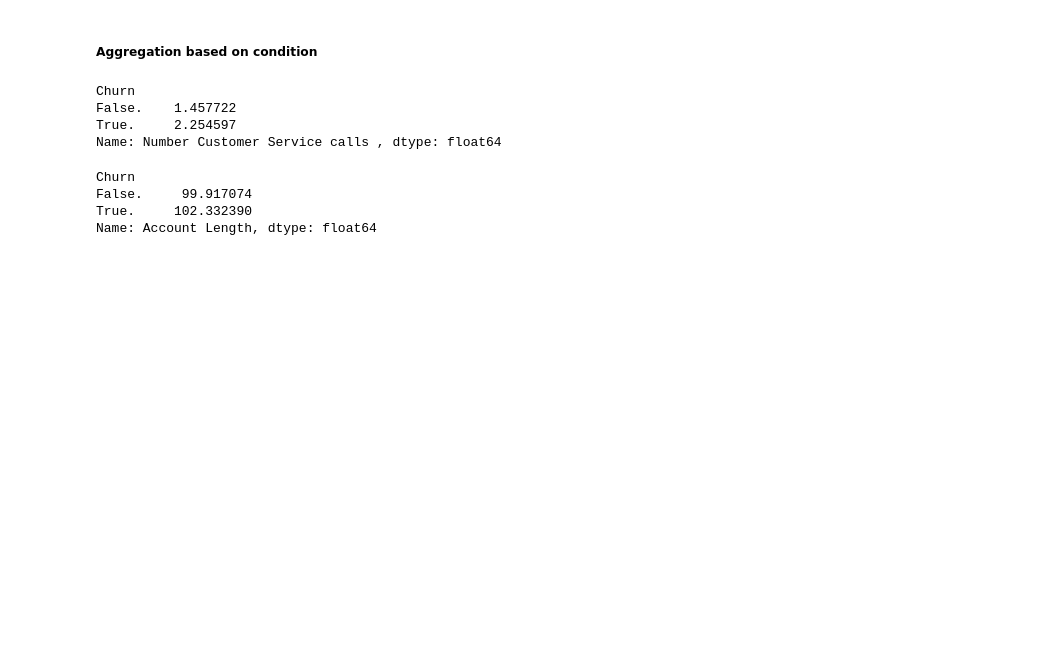
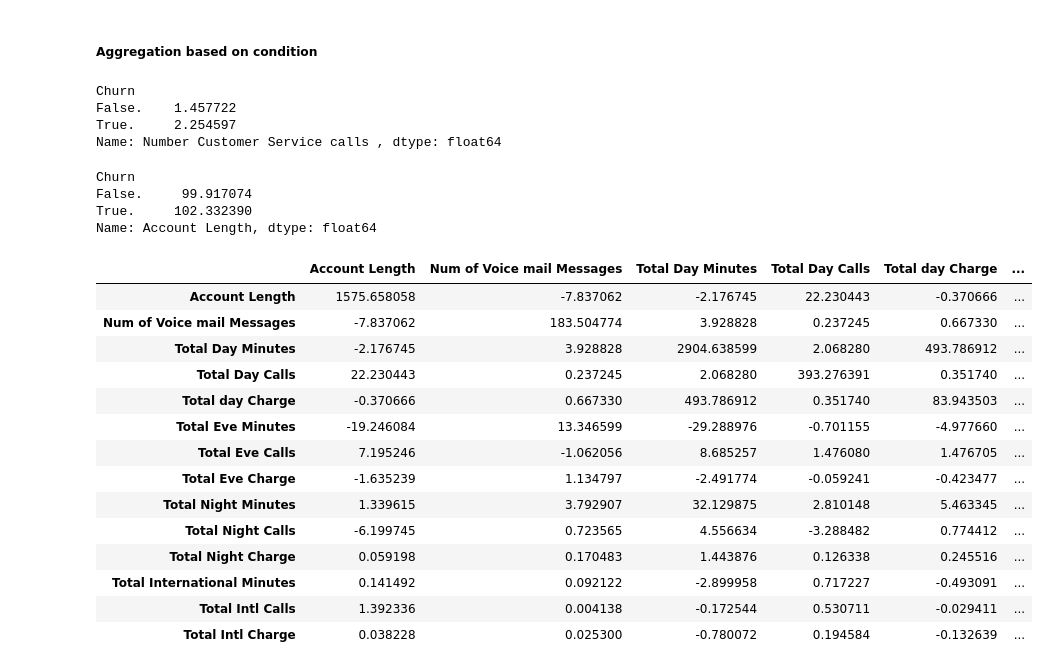
Before and after one commit to rajasangeetha/MachineLearning-, a Jupyter notebook: Telecom_Chrun_Prediction_Model.ipynb, the cells around one changed output. Saved outputs shown, nothing was run; the diff lists cells and outputs as text; code cells hidden in the pictures; blank space fills up the shorter version.

```diff
--- a/Telecom_Chrun_Prediction_Model.ipynb
+++ b/Telecom_Chrun_Prediction_Model.ipynb
@@ -205,3 +209,22 @@ Churn
 False.     99.917074
 True.     102.332390
 Name: Account Length, dtype: float64
+# %%
+# Range of column 1 and column 6 to column 19 np.r
+telecomdf.iloc[:,np.r_[1,6:19]].cov() # Covariance Matrix
+# %% [output]
+|  | Account Length | Num of Voice mail Messages | Total Day Minutes | Total Day Calls | Total day Charge | ... |
+| Account Length | 1575.658058 | -7.837062 | -2.176745 | 22.230443 | -0.370666 | ... |
+| Num of Voice mail Messages | -7.837062 | 183.504774 | 3.928828 | 0.237245 | 0.667330 | ... |
+| Total Day Minutes | -2.176745 | 3.928828 | 2904.638599 | 2.068280 | 493.786912 | ... |
+| Total Day Calls | 22.230443 | 0.237245 | 2.068280 | 393.276391 | 0.351740 | ... |
+| Total day Charge | -0.370666 | 0.667330 | 493.786912 | 0.351740 | 83.943503 | ... |
+| Total Eve Minutes | -19.246084 | 13.346599 | -29.288976 | -0.701155 | -4.977660 | ... |
+| Total Eve Calls | 7.195246 | -1.062056 | 8.685257 | 1.476080 | 1.476705 | ... |
+| Total Eve Charge | -1.635239 | 1.134797 | -2.491774 | -0.059241 | -0.423477 | ... |
+| Total Night Minutes | 1.339615 | 3.792907 | 32.129875 | 2.810148 | 5.463345 | ... |
+| Total Night Calls | -6.199745 | 0.723565 | 4.556634 | -3.288482 | 0.774412 | ... |
+| Total Night Charge | 0.059198 | 0.170483 | 1.443876 | 0.126338 | 0.245516 | ... |
+| Total International Minutes | 0.141492 | 0.092122 | -2.899958 | 0.717227 | -0.493091 | ... |
+| Total Intl Calls | 1.392336 | 0.004138 | -0.172544 | 0.530711 | -0.029411 | ... |
+| Total Intl Charge | 0.038228 | 0.025300 | -0.780072 | 0.194584 | -0.132639 | ... |
```
Also changed, not shown: parts of 25 cells of this notebook.
